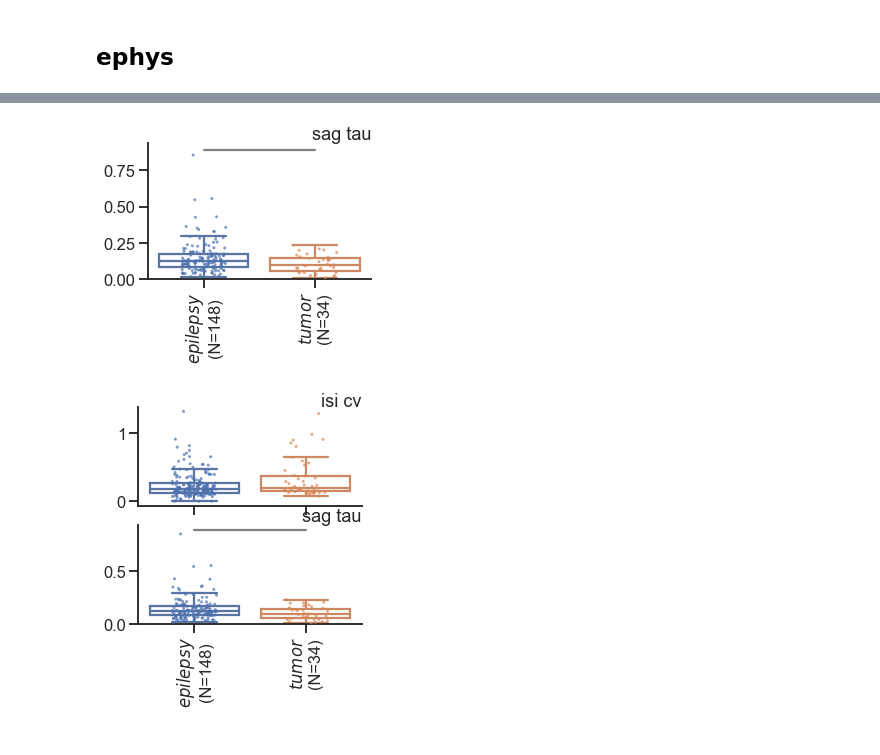
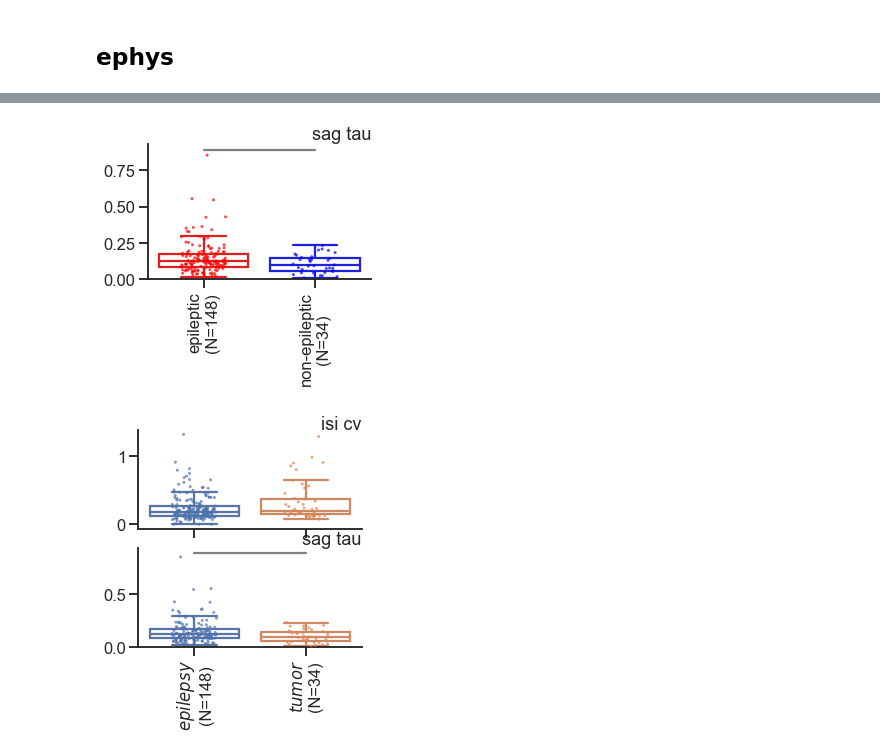
Before and after one commit to AllenInstitute/patchseq_human_L1, a Jupyter notebook: notebooks/l1_metadata_effects.ipynb, the cells around one changed output, grey strips where cells are left out. Drawn from its saved outputs; the diff is of its cells as text; code cells hidden in the pictures.

```diff
--- a/notebooks/l1_metadata_effects.ipynb
+++ b/notebooks/l1_metadata_effects.ipynb
@@ -444,6 +442,6 @@ Name: condition, dtype: int64
 ## ephys
 # %%
 data = human_df.query("l1_type & collaborator=='AIBS' & failed_fx_long_squares==False")
-group_col = 'condition'
+group_col = 'epileptic'
 data[group_col].value_counts(dropna=False)
 # %% [output]
@@ -477,8 +475,9 @@ res.head(20)
 # %%
 fig, ax = plt.subplots( figsize=(4,2.5))
-utils.plot_box_cluster_feature(data, 'sag_tau', group_col, label='sag tau', test='dunn', ax=ax)
+utils.plot_box_cluster_feature(data, 'sag_tau', group_col, label='sag tau', test='dunn', ax=ax,
+                               palette=epilepsy_palette)
 # %% [output]
-[figure, old version]
+[figure, new version]
 # %%
 feat = [
         'isi_cv_hero',
```
Also changed, not shown: parts of 13 cells of this notebook, 17 other files.
